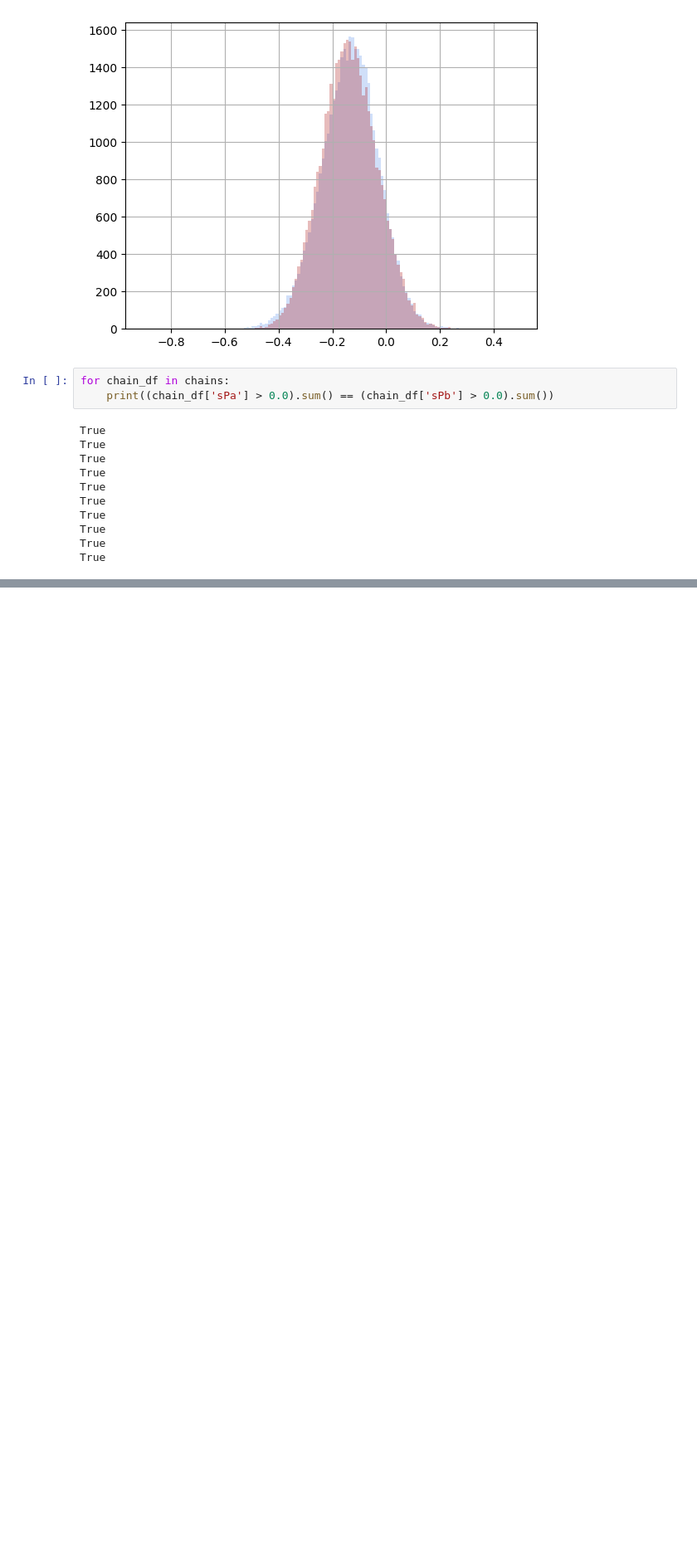
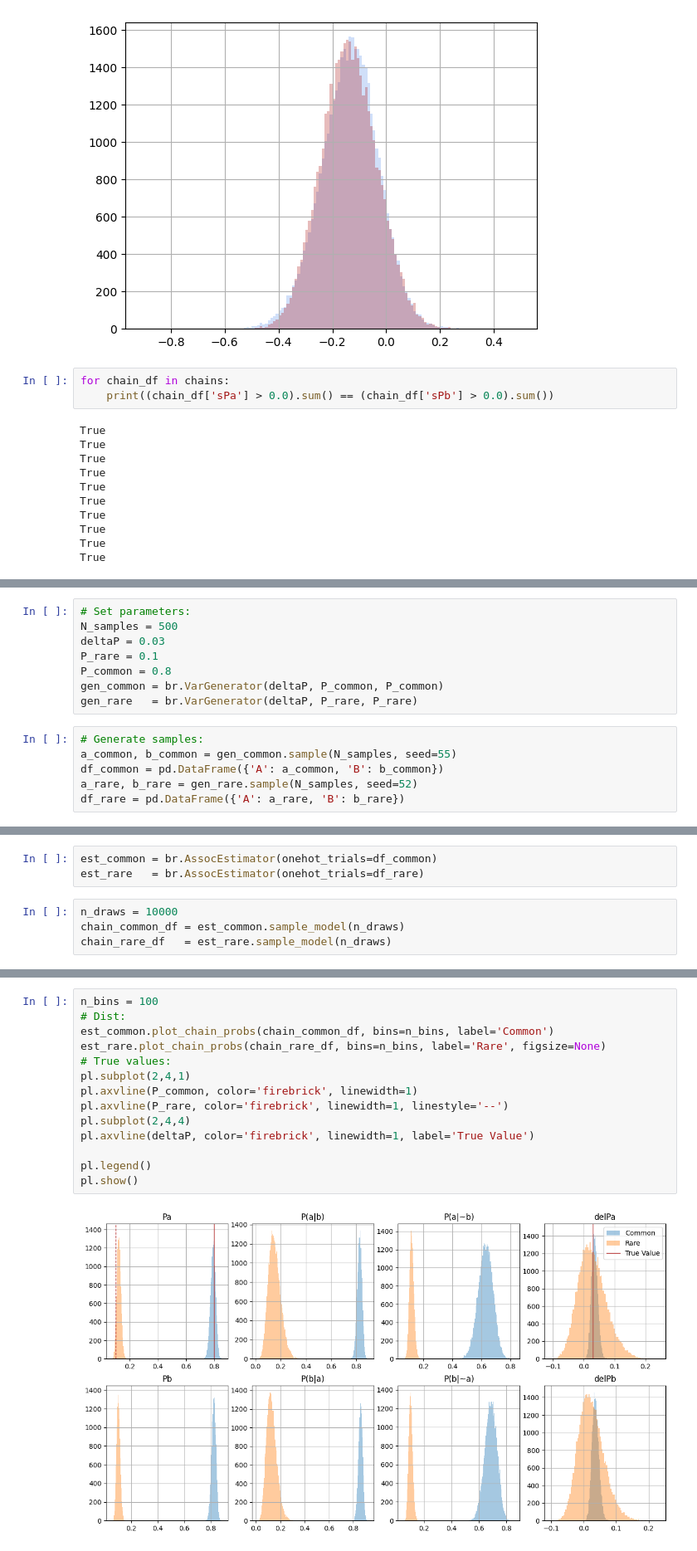
Before and after one commit to cewebbr/brass, a Jupyter notebook: analysis/20_prototyping-testing-association-test.ipynb, the cells around one changed output, grey strips where cells are left out. Shown at 83% size. Cells and saved outputs as stored; diff of their text form; blank space fills up the shorter version.

```diff
--- a/analysis/20_prototyping-testing-association-test.ipynb
+++ b/analysis/20_prototyping-testing-association-test.ipynb
@@ -208,0 +445,14 @@ True
+# %%
+# Set parameters:
+N_samples = 500
+deltaP = 0.03
+P_rare = 0.1
+P_common = 0.8
+gen_common = br.VarGenerator(deltaP, P_common, P_common)
+gen_rare   = br.VarGenerator(deltaP, P_rare, P_rare)
+# %%
+# Generate samples:
+a_common, b_common = gen_common.sample(N_samples, seed=55)
+df_common = pd.DataFrame({'A': a_common, 'B': b_common})
+a_rare, b_rare = gen_rare.sample(N_samples, seed=52)
+df_rare = pd.DataFrame({'A': a_rare, 'B': b_rare})
@@ -208,0 +469,7 @@ True
+# %%
+est_common = br.AssocEstimator(onehot_trials=df_common)
+est_rare   = br.AssocEstimator(onehot_trials=df_rare)
+# %%
+n_draws = 10000
+chain_common_df = est_common.sample_model(n_draws)
+chain_rare_df   = est_rare.sample_model(n_draws)
@@ -208,0 +489,16 @@ True
+# %%
+n_bins = 100
+# Dist:
+est_common.plot_chain_probs(chain_common_df, bins=n_bins, label='Common')
+est_rare.plot_chain_probs(chain_rare_df, bins=n_bins, label='Rare', figsize=None)
+# True values:
+pl.subplot(2,4,1)
+pl.axvline(P_common, color='firebrick', linewidth=1)
+pl.axvline(P_rare, color='firebrick', linewidth=1, linestyle='--')
+pl.subplot(2,4,4)
+pl.axvline(deltaP, color='firebrick', linewidth=1, label='True Value')
+
+pl.legend()
+pl.show()
+# %% [output]
+[figure, added]
```
Also changed, not shown: parts of 53 cells of this notebook.
